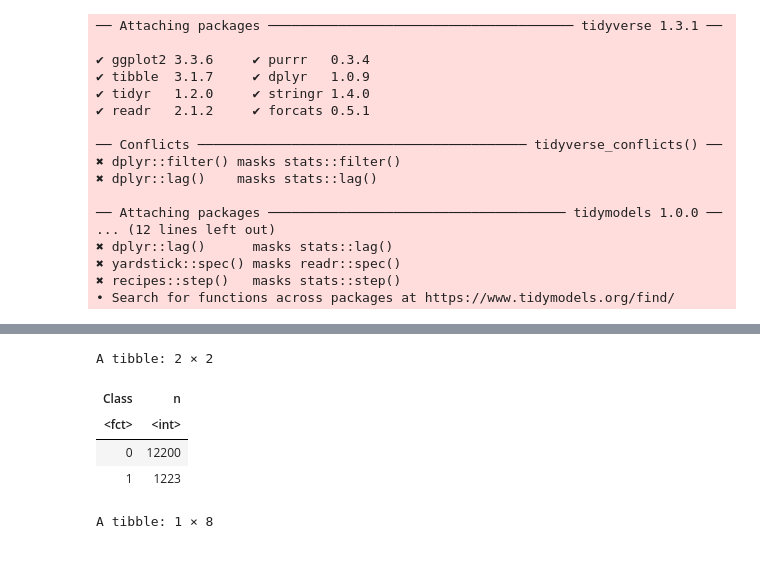
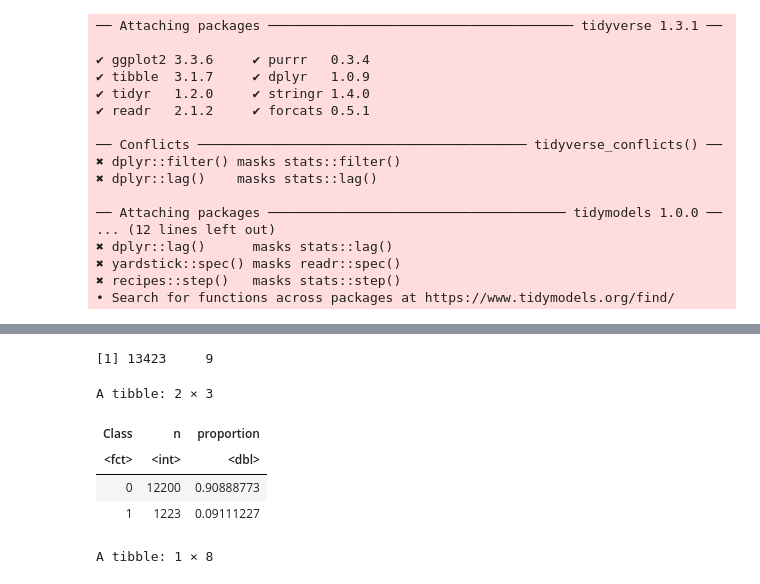
Before and after one commit to saminourji/PulsarStarProject, a Jupyter notebook: Project_Report.ipynb, the cells around one changed output, grey strips where cells are left out. Drawn from its saved outputs; the diff is of its cells as text; code cells hidden in the pictures.

Commit message:
added proportion & dimensions to exploratory data analysis

```diff
--- a/Project_Report.ipynb
+++ b/Project_Report.ipynb
@@ -156,16 +156,24 @@ pulsar_test <- testing(pulsar_split)
 
 ## Summarize training data:
 
-# 1. number of observations in each class type
-pulsar_train_summary <- pulsar_train |>
-  group_by(Class) |>
-  summarize( n = n())
-
-pulsar_train_summary
+# 1. dimensions of training data
+pulsar_train_dimensions <- pulsar_train |>
+        dim()
+pulsar_train_dimensions
 # %% [output]
-A tibble: 2 × 2
+[1] 13423     9
-| Class | n |
-| <fct> | <int> |
-| 0 | 12200 |
-| 1 | 1223 |
+# %%
+# 2. number and proportion of observations in each class type
+pulsar_train_summary <- pulsar_train |>
+  group_by(Class) |>
+  summarize(n = n(),
+            proportion = n()/13423) #ref. to dimentions above (nb of rows corresponds to nb of observations)
+
+pulsar_train_summary
+# %% [output]
+A tibble: 2 × 3
+| Class | n | proportion |
+| <fct> | <int> | <dbl> |
+| 0 | 12200 | 0.90888773 |
+| 1 | 1223 | 0.09111227 |
 # %%
```
Also changed, not shown: parts of 6 cells of this notebook.
